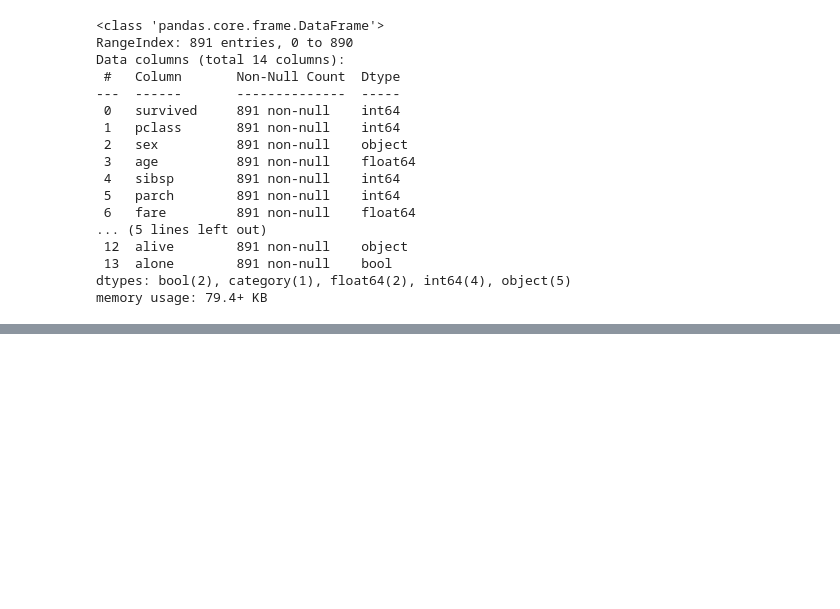
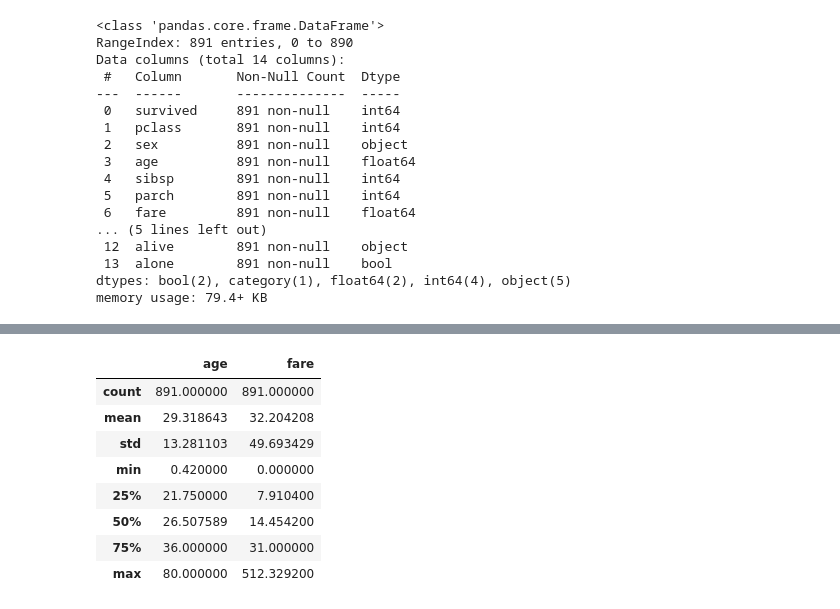
Before and after one commit to hayden-71/TIL, a Jupyter notebook: 데이터분석/titanic.ipynb, the cells around one changed output, grey strips where cells are left out. Cells and saved outputs as stored; diff of their text form; code cells hidden in the pictures; blank space fills up the shorter version.

```diff
--- a/데이터분석/titanic.ipynb
+++ b/데이터분석/titanic.ipynb
@@ -264,0 +380,12 @@ memory usage: 79.4+ KB
+# %%
+titanic_copy[numeric_cols].describe()
+# %% [output]
+|  | age | fare |
+| count | 891.000000 | 891.000000 |
+| mean | 29.318643 | 32.204208 |
+| std | 13.281103 | 49.693429 |
+| min | 0.420000 | 0.000000 |
+| 25% | 21.750000 | 7.910400 |
+| 50% | 26.507589 | 14.454200 |
+| 75% | 36.000000 | 31.000000 |
+| max | 80.000000 | 512.329200 |
```
Also changed, not shown: parts of 14 cells of this notebook, 2 other files.
